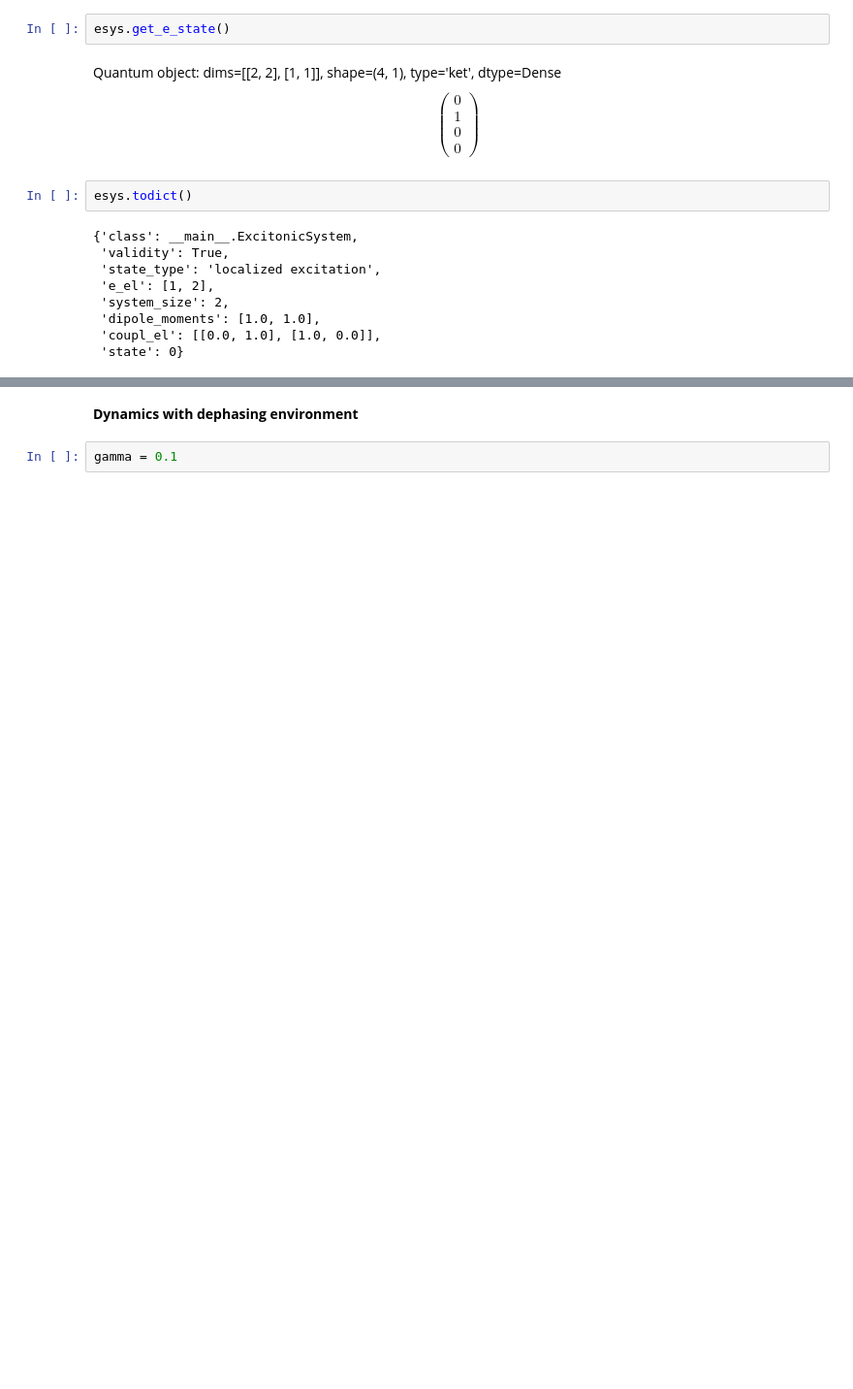
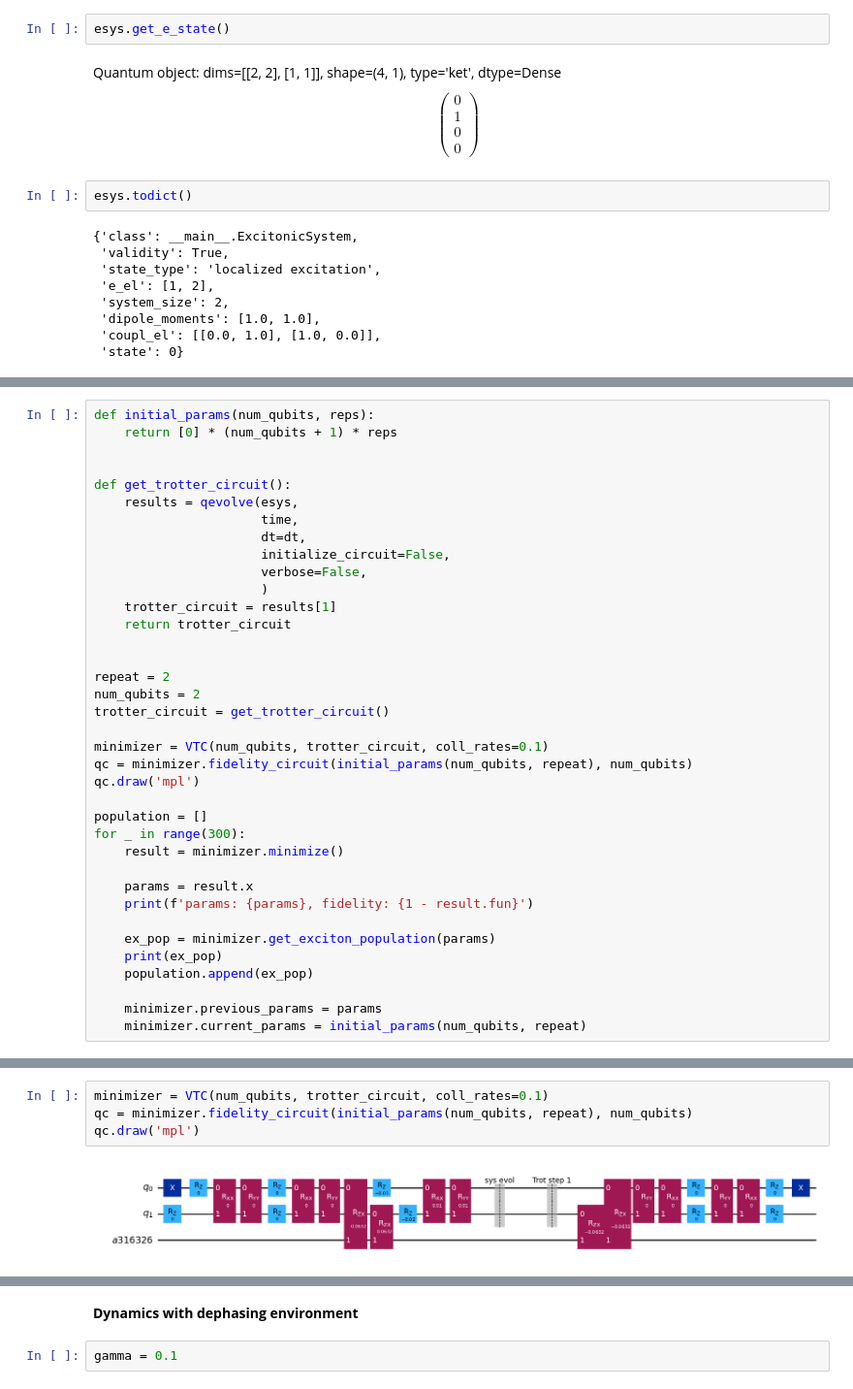
Before and after one commit to N384R/Quantum_Dynamics, a Jupyter notebook: test_qsextra_class.ipynb, the cells around one changed output, grey strips where cells are left out. Shown at 97% size. Saved outputs shown, nothing was run; the diff lists cells and outputs as text; blank space fills up the shorter version.

```diff
--- a/test_qsextra_class.ipynb
+++ b/test_qsextra_class.ipynb
@@ -1195,0 +1298,37 @@ Circuits created...
+# %%
+def initial_params(num_qubits, reps):
+    return [0] * (num_qubits + 1) * reps
+
+
+def get_trotter_circuit():
+    results = qevolve(esys,
+                      time,
+                      dt=dt,
+                      initialize_circuit=False,
+                      verbose=False,
+                      )
+    trotter_circuit = results[1]
+    return trotter_circuit
+
+
+repeat = 2
+num_qubits = 2
+trotter_circuit = get_trotter_circuit()
+
+minimizer = VTC(num_qubits, trotter_circuit, coll_rates=0.1)
+qc = minimizer.fidelity_circuit(initial_params(num_qubits, repeat), num_qubits)
+qc.draw('mpl')
+
+population = []
+for _ in range(300):
+    result = minimizer.minimize()
+
+    params = result.x
+    print(f'params: {params}, fidelity: {1 - result.fun}')
+
+    ex_pop = minimizer.get_exciton_population(params)
+    print(ex_pop)
+    population.append(ex_pop)
+
+    minimizer.previous_params = params
+    minimizer.current_params = initial_params(num_qubits, repeat)
@@ -1195,0 +1353,6 @@ Circuits created...
+# %%
+minimizer = VTC(num_qubits, trotter_circuit, coll_rates=0.1)
+qc = minimizer.fidelity_circuit(initial_params(num_qubits, repeat), num_qubits)
+qc.draw('mpl')
+# %% [output]
+[figure, added]
```
Also changed, not shown: parts of 9 cells of this notebook, 2 other files.
